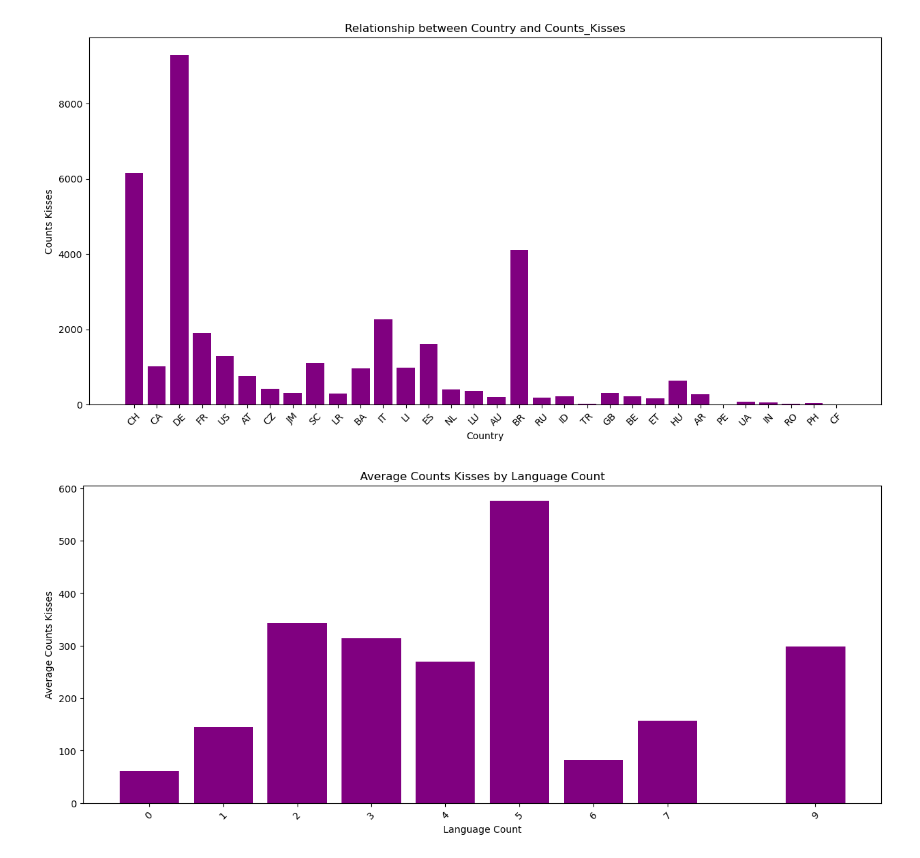
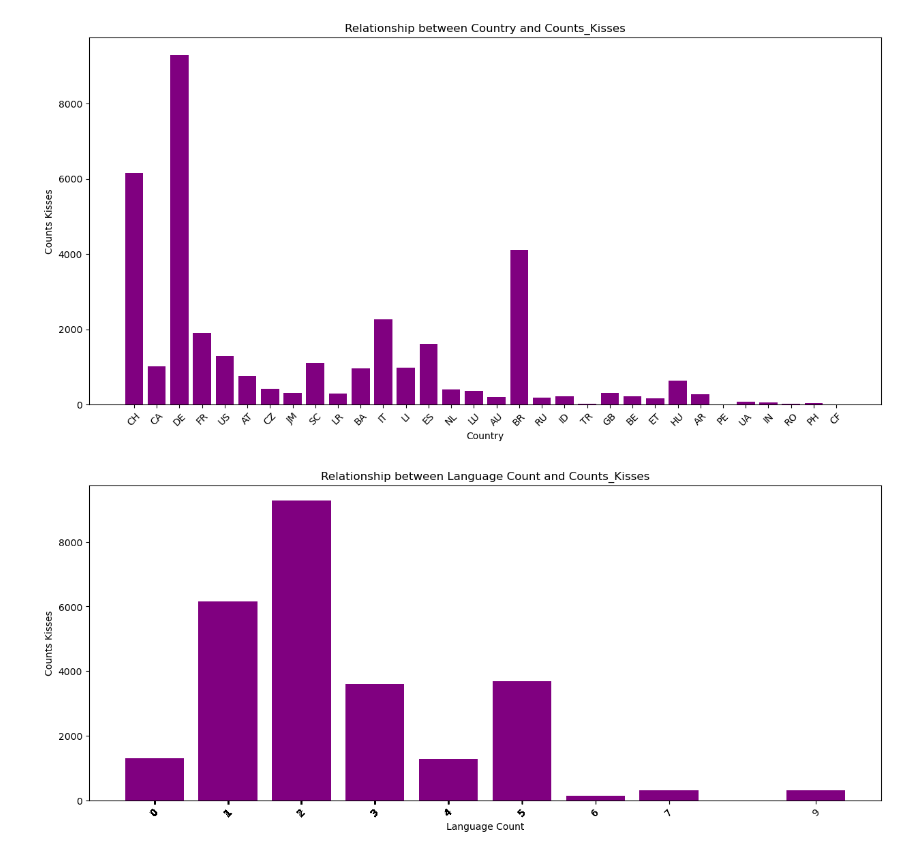
Before and after one commit to kai2233/cohort-a-socio, a Jupyter notebook: notebooks/sara.ipynb, the cells around one changed output. Drawn from its saved outputs; the diff is of its cells as text; code cells hidden in the pictures.

```diff
--- a/notebooks/sara.ipynb
+++ b/notebooks/sara.ipynb
@@ -138,28 +151,19 @@ plt.show()
 # %% [output]
 [figure]
 # %%
+#Relationship between Language Count and Counts Kisses
+
 #Plot
 
-#plt.figure(figsize=(15, 6))
-#plt.bar(user_results_filtered['lang_count'], user_results_filtered['counts_kisses'], color='purple')
-#plt.title('Relationship between Language Count and Counts Kisses')
-#plt.xlabel('Language Count')
-#plt.ylabel('Counts Kisses')
+plt.figure(figsize=(15, 6))
+plt.bar(user_results_filtered['lang_count'], user_results_filtered['counts_kisses'], color='purple')
+plt.title('Relationship between Language Count and Counts_Kisses')
+plt.xlabel('Language Count')
+plt.ylabel('Counts Kisses')
 
 # Set x-ticks based on lang_count values
-#plt.xticks(user_results_filtered['lang_count'], rotation=45)
+plt.xticks(user_results_filtered['lang_count'], rotation=45)
 
-#plt.show()
-
-grouped = user_results_filtered.groupby('lang_count')['counts_kisses'].mean().reset_index()
-
-# Plot aggregated data
-plt.figure(figsize=(15, 6))
-plt.bar(grouped['lang_count'], grouped['counts_kisses'], color='purple')
-plt.title('Average Counts Kisses by Language Count')
-plt.xlabel('Language Count')
-plt.ylabel('Average Counts Kisses')
-plt.xticks(grouped['lang_count'], rotation=45)
 plt.show()
 # %% [output]
-[figure, old version]
+[figure, new version]
```
Also changed, not shown: parts of 5 cells of this notebook.
